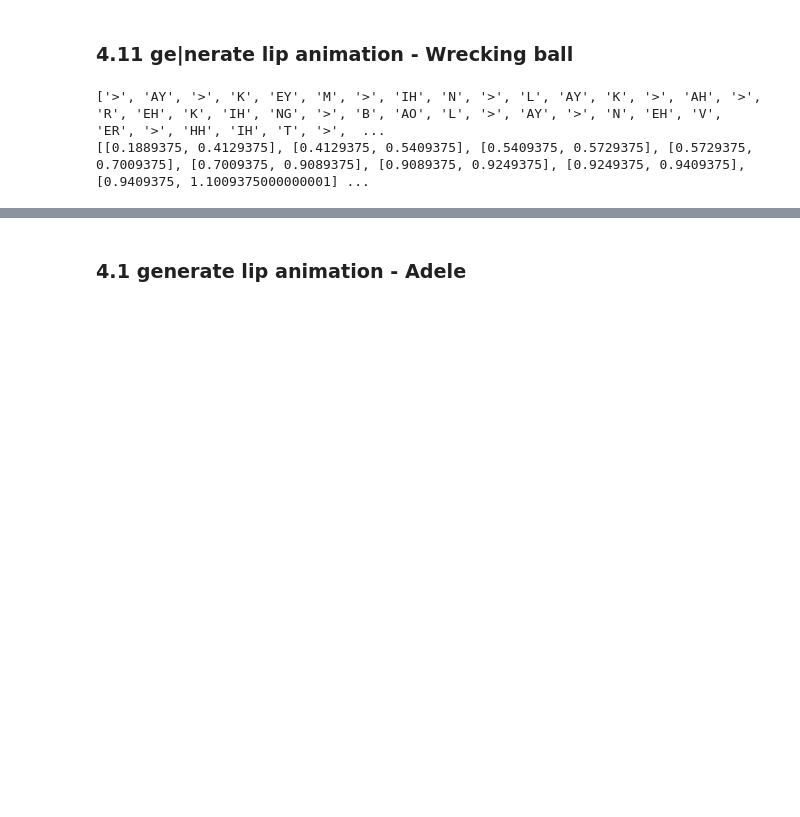
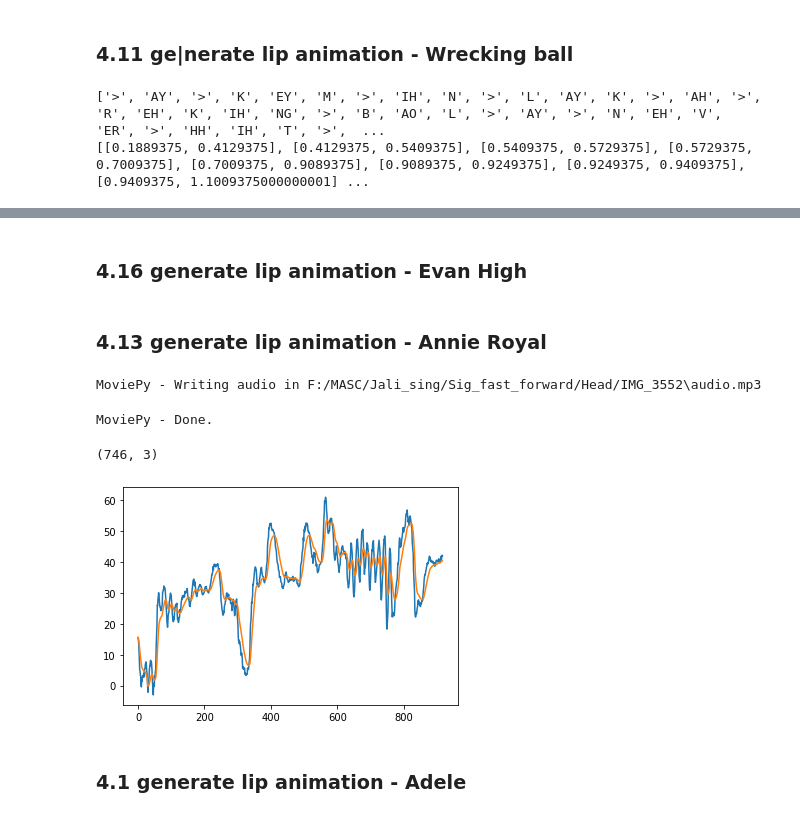
Before and after one commit to EvanSamaa/jali_sing, a Jupyter notebook: Singing evaluation.ipynb, the cells around one changed output, grey strips where cells are left out. Cells and saved outputs as stored; diff of their text form; code cells hidden in the pictures; blank space fills up the shorter version.

```diff
--- a/Singing evaluation.ipynb
+++ b/Singing evaluation.ipynb
@@ -819,0 +873,2 @@ song.write_textgrid(folder_paths[i], file_paths[i])
+# %% [markdown]
+### 4.16 generate lip animation - Evan High
@@ -819,0 +886,2 @@ song.write_textgrid(folder_paths[i], file_paths[i])
+# %% [markdown]
+### 4.13 generate lip animation - Annie Royal
@@ -820,3 +897,53 @@ song.write_textgrid(folder_paths[i], file_paths[i])
+# %%
+file = "IMG_3552.mov"
+file_dir = "F:/MASC/Jali_sing/Sig_fast_forward/Head/"
+extract_landmarks_media_pipe(file, file_dir, save_annotated_video=True, image_mode=False)
+
+outputPath = "F:/MASC/Jali_sing/Sig_fast_forward/Head/motion.json"
+rotation_output_path = "F:/MASC/Jali_sing/Sig_fast_forward/Head/Rot_motion.json"
+# info from video
+fps = 23.98
+min_cutoff = 0.0001
+beta = 1.5
+with open("mediaPipeMapping.json", "r") as f:
+    maping = json.load(f)
+
+staticLandmarkIndices = maping["nose"]["dorsum"]+maping["nose"]["tipLower"]+maping["additional_anchors"]
+keypointIndicies = maping["nose"]["dorsum"]+maping["nose"]["tipLower"]+maping["additional_anchors"]+maping["brow"]["rightLower"]+maping["brow"]["rightUpper"]+maping["brow"]["leftUpper"]+maping["brow"]["leftLower"]+maping["eye"]["right"]+maping["eye"]["left"]+maping["lips"]["inner"]+maping["lips"]["outer"]
+data = np.load(file_dir+"IMG_3552//raw_mediapipe_landmark.npy")
+t_ref = 0
+
+from scipy.spatial.transform import Rotation as Rot
+fps = 23.98
+min_cutoff = 0.01
+beta = 0.001
+t_segment = [0, data.shape[0]]
+r = Rot.from_matrix([[0, -1, 0],
+                   [1, 0, 0],
+                   [0, 0, 1]])
+out = r.as_euler('zyx', degrees=True)
+dataSegment = data
+neutral_frame_num = 29
+ref_frame = data[neutral_frame_num]
+dataSegment, rotations = rotateToNeutral(ref_frame, dataSegment, staticLandmarkIndices, True)
+# dataSegment, rotations = iterativeNormalization(dataSegment, ref_frame, staticLandmarkIndices, staticLandmarkIndices, True)
+for i in range(0, len(rotations)):
+    r = Rot.from_matrix(rotations[i])
+    rotations[i] = r.as_euler('zyx', degrees=True)
+rotations = np.array(rotations)
+plt.plot(rotations[:,2])
+rotations[:,0] = constrainedOneEuroFilter(rotations[:,0], t_segment, [neutral_frame_num])
+rotations[:,1] = constrainedOneEuroFilter(rotations[:,1], t_segment, [neutral_frame_num])
+rotations[:,2] = constrainedOneEuroFilter(rotations[:,2], t_segment, [neutral_frame_num])
+plt.plot(rotations[:,2])
+print(np.array(rotations)[172:].shape)
+start = 0
+outputToFile(rotation_output_path, np.array(rotations)[:], fps, start=0, angle=True)
+# %% [output]
+MoviePy - Writing audio in F:/MASC/Jali_sing/Sig_fast_forward/Head/IMG_3552\audio.mp3
+MoviePy - Done.
+(746, 3)
+[figure, added]
 # %% [markdown]
 ### 4.1 generate lip animation - Adele
 # %%
```
Also changed, not shown: parts of 12 cells of this notebook, 8 other files.
